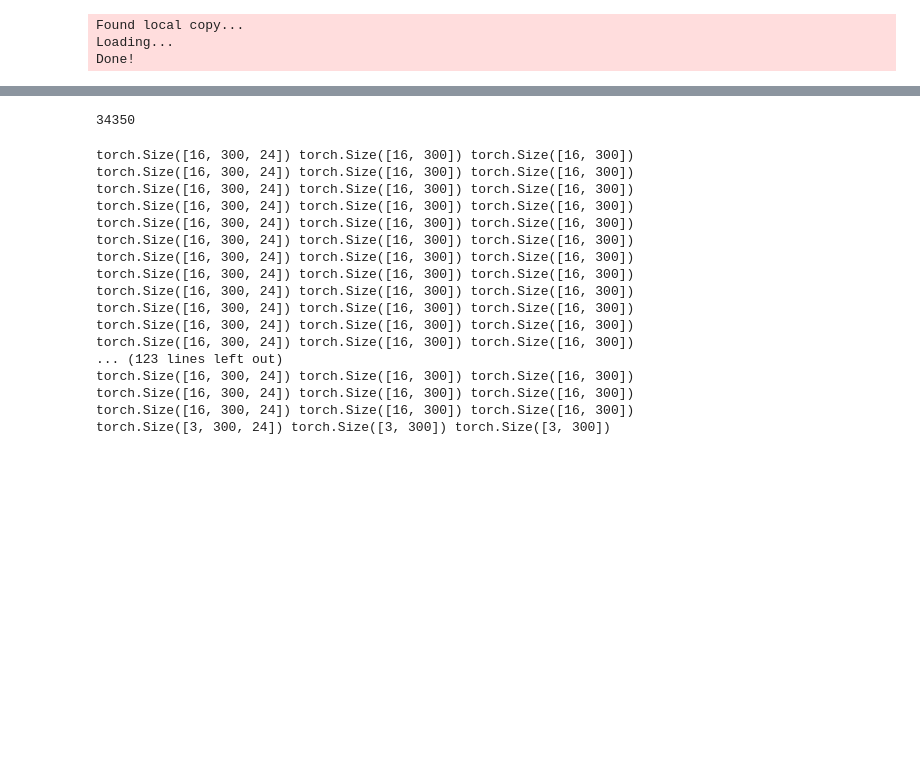
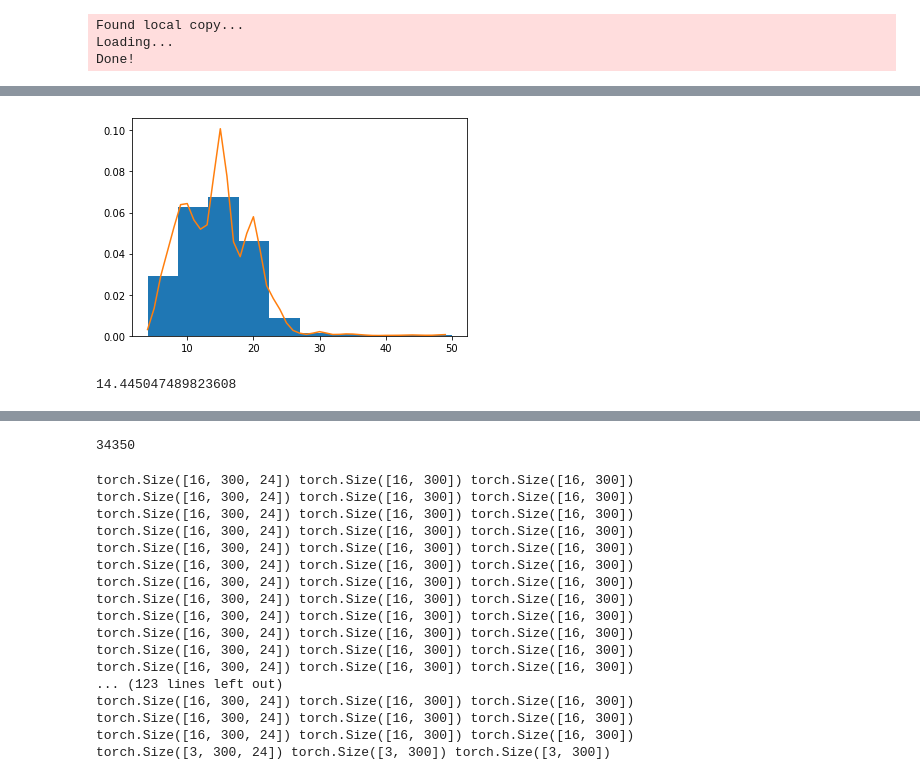
Before and after one commit to xinyu-g/epitopePred, a Jupyter notebook: epitope.ipynb, the cells around one changed output, grey strips where cells are left out. Saved outputs shown, nothing was run; the diff lists cells and outputs as text; code cells hidden in the pictures; blank space fills up the shorter version.

```diff
--- a/epitope.ipynb
+++ b/epitope.ipynb
@@ -33,0 +171,23 @@ test_data = split['test']
+# %%
+values = asarray([value for value in range(minlen, maxlen)])
+values = values.reshape((len(values), 1))
+
+sample = np.array(labels)
+sample = sample.reshape((len(labels), 1))
+model = KernelDensity(bandwidth=1, kernel='gaussian')
+model.fit(sample)
+probabilities = model.score_samples(values)
+probabilities = exp(probabilities)
+pyplot.hist(sample, density=True)
+pyplot.plot(values[:], probabilities)
+# pyplot.xlim(0, 2000)
+pyplot.show()
+# %% [output]
+[figure, added]
+# %%
+val, cnt = np.unique(labels, return_counts=True)
+prop = cnt / len(labels)
+EV = [val[i]*prop[i] for i in range(len(val))]
+sum(EV)
+# %% [output]
+14.445047489823608
```
Also changed, not shown: parts of 14 cells of this notebook, 1 other file.
